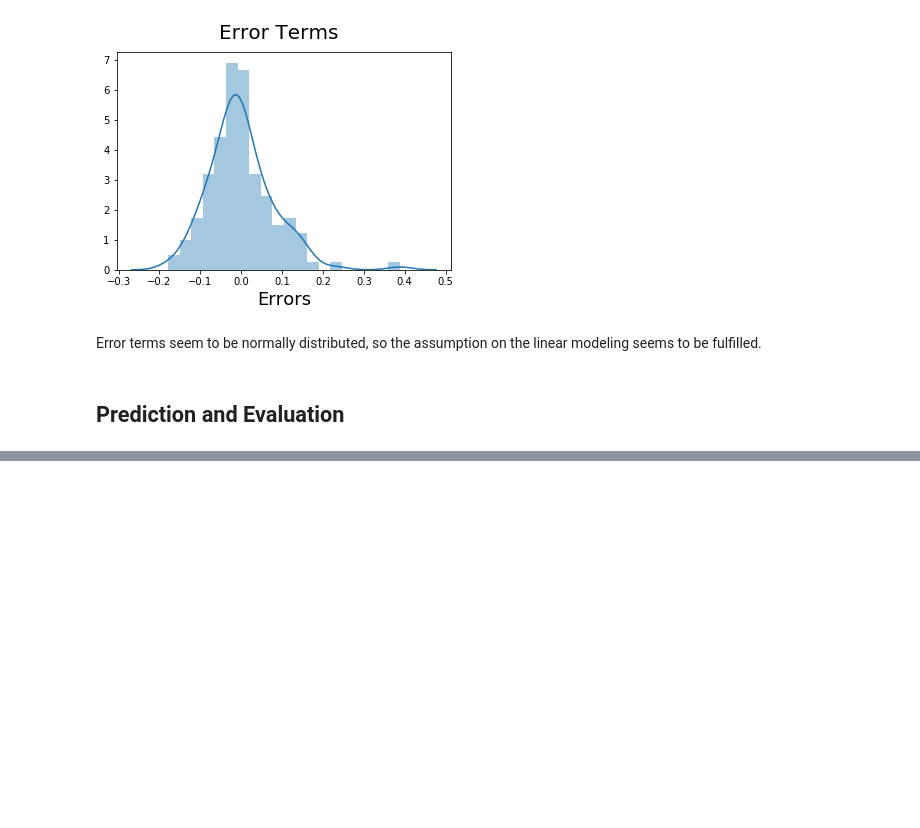
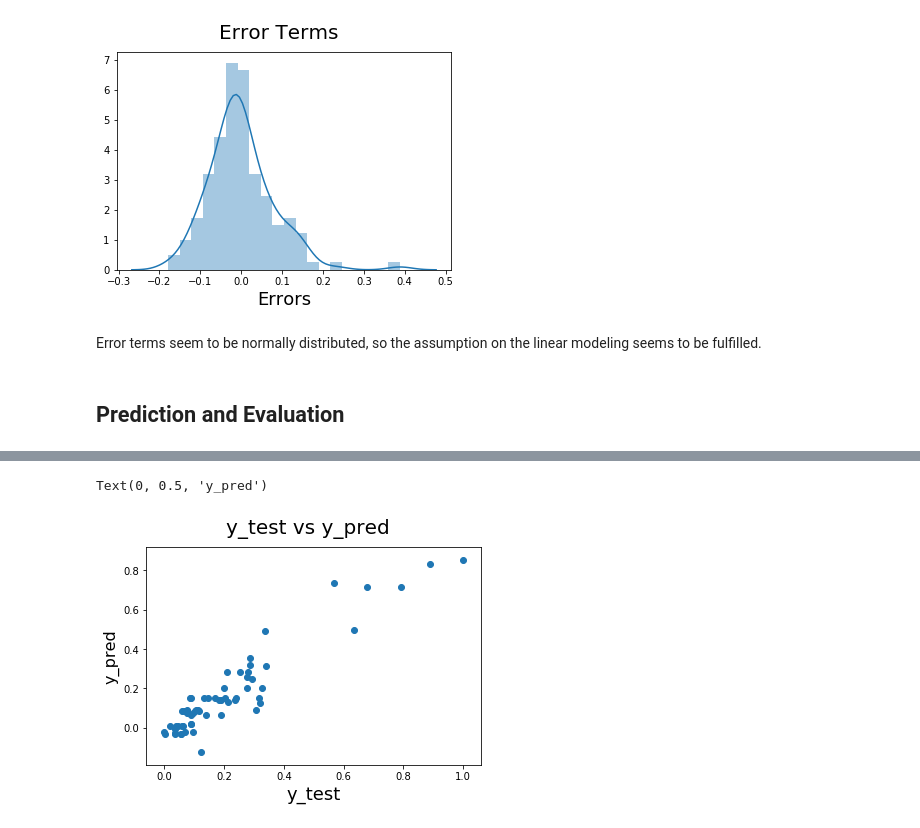
Before and after one commit to rishavhack/Projects-On-MachineLearning-OpenCV-NLP, a Jupyter notebook: Project 7 Car Price - Multiple Linear Regression/Car Price - Multiple Linear Regression.ipynb, the cells around one changed output, grey strips where cells are left out. Saved outputs shown, nothing was run; the diff lists cells and outputs as text; code cells hidden in the pictures; blank space fills up the shorter version.

Commit message:
Predication and Model ready

```diff
--- a/Project 7 Car Price - Multiple Linear Regression/Car Price - Multiple Linear Regression.ipynb
+++ b/Project 7 Car Price - Multiple Linear Regression/Car Price - Multiple Linear Regression.ipynb
@@ -763,3 +763,14 @@ df_test[num_vars] = scaler.fit_transform(df_test[num_vars])
 #Dividing into X and y
 y_test = df_test.pop('price')
 X_test = df_test
+# %%
+# Now let's use our model to make predictions.
+X_train_new = X_train_new.drop('const',axis=1)
+# Creating X_test_new dataframe by dropping variables from X_test
+X_test_new = X_test[X_train_new.columns]
+
+# Adding a constant variable
+X_test_new = sm.add_constant(X_test_new)
+# %%
+# Making predictions
+y_pred = lm.predict(X_test_new)
@@ -765,0 +802,10 @@ X_test = df_test
+# %%
+# Plotting y_test and y_pred to understand the spread.
+fig = plt.figure()
+plt.scatter(y_test,y_pred)
+fig.suptitle('y_test vs y_pred', fontsize=20)
+plt.xlabel('y_test', fontsize=18)
+plt.ylabel('y_pred', fontsize=16)
+# %% [output]
+Text(0, 0.5, 'y_pred')
+[figure, added]
```
Also changed, not shown: parts of 3 cells of this notebook.
